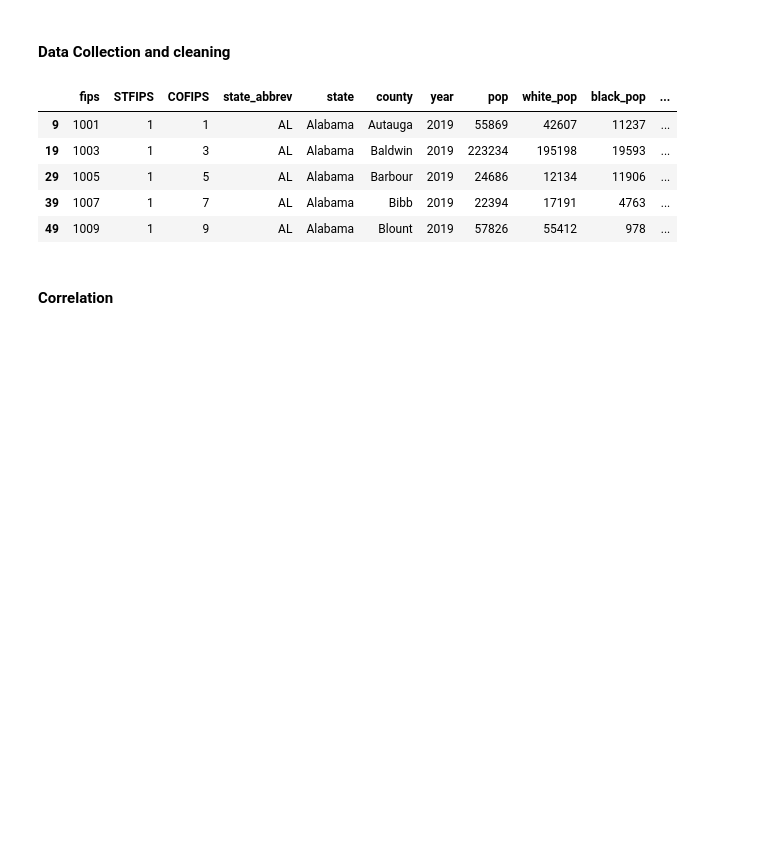
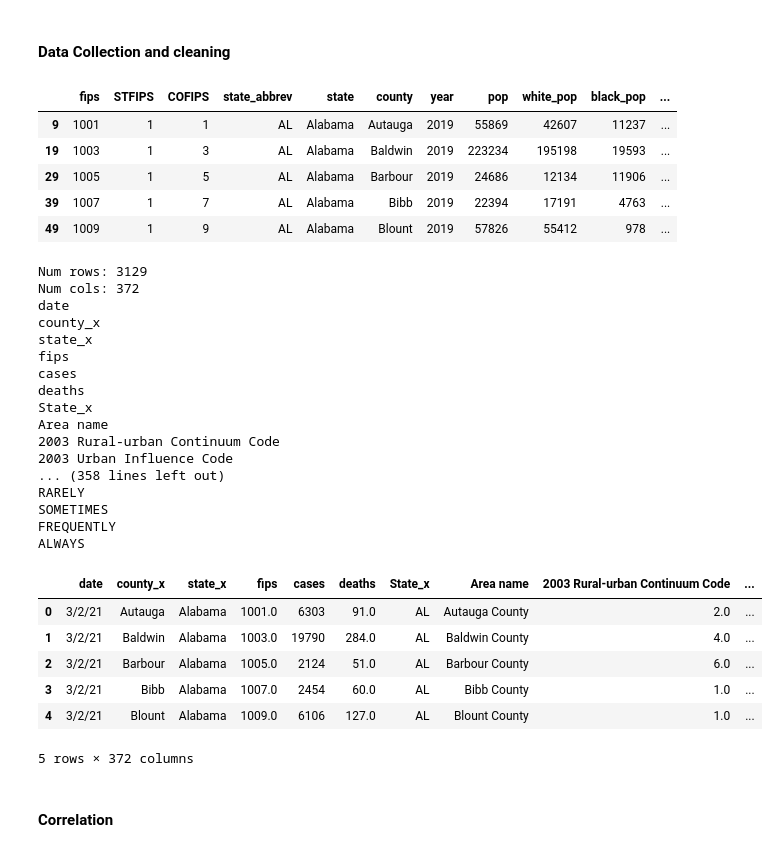
Before and after one commit to rupaltotale/CovidData, a Jupyter notebook: Covid_Spread_Analysis.ipynb, the cells around one changed output. Saved outputs shown, nothing was run; the diff lists cells and outputs as text; code cells hidden in the pictures; blank space fills up the shorter version.

Commit message:
Added cases and mask use

```diff
--- a/Covid_Spread_Analysis.ipynb
+++ b/Covid_Spread_Analysis.ipynb
@@ -801,6 +793,7 @@ df_counties_pop = pd.read_csv(data_dir + "/county/PopulationEstimates.csv", thou
 df_counties_poverty = pd.read_csv(data_dir + "/county/PovertyEstimates.csv", thousands=',')
 df_counties_emplyoment = pd.read_csv(data_dir + "/county/Unemployment.csv", thousands=',')
 df_counties_medicare = pd.read_csv(data_dir + "/county/medicare_data.csv", thousands=',')
+df_counties_mask = pd.read_csv(data_dir + "/county/mask-use-by-county.csv", thousands=',')
 df_counties_race = pd.read_csv(data_dir + "/county/race_data.csv", thousands=',')
 df_counties_race = df_counties_race[df_counties_race["year"] == 2019]
 df_counties_race.head()
@@ -814,14 +807,39 @@ df_counties_race.head()
 # %%
 df_counties_covid = df_counties_covid[df_counties_covid["date"] == '3/2/21']
 df_all = df_counties_covid
 for df in [df_counties_education, df_counties_pop, df_counties_poverty,
-           df_counties_emplyoment, df_counties_medicare, df_counties_race]:
+           df_counties_emplyoment, df_counties_medicare, df_counties_race,
+           df_counties_mask]:
   df_all = pd.merge(df_all, df, on="fips")
-# df_all["deaths_perc"] = df_all["deaths"]/df_all["POP_ESTIMATE_2019"] * 100
 print("Num rows: {}".format(df_all.shape[0]))
 print("Num cols: {}".format(df_all.shape[1]))
 print('\n'.join(list(df_all.columns)))
 df_all.head()
+# %% [output]
+Num rows: 3129
+Num cols: 372
+date
+county_x
+state_x
+fips
+cases
+deaths
+State_x
+Area name
+2003 Rural-urban Continuum Code
+2003 Urban Influence Code
+... (358 lines left out)
+RARELY
+SOMETIMES
+FREQUENTLY
+ALWAYS
+|  | date | county_x | state_x | fips | cases | deaths | State_x | Area name | 2003 Rural-urban Continuum Code | ... |
+| 0 | 3/2/21 | Autauga | Alabama | 1001.0 | 6303 | 91.0 | AL | Autauga County | 2.0 | ... |
+| 1 | 3/2/21 | Baldwin | Alabama | 1003.0 | 19790 | 284.0 | AL | Baldwin County | 4.0 | ... |
+| 2 | 3/2/21 | Barbour | Alabama | 1005.0 | 2124 | 51.0 | AL | Barbour County | 6.0 | ... |
+| 3 | 3/2/21 | Bibb | Alabama | 1007.0 | 2454 | 60.0 | AL | Bibb County | 1.0 | ... |
+| 4 | 3/2/21 | Blount | Alabama | 1009.0 | 6106 | 127.0 | AL | Blount County | 1.0 | ... |
+5 rows × 372 columns
 # %% [markdown]
 #### Correlation
 # %%
```
Also changed, not shown: parts of 16 cells of this notebook.
